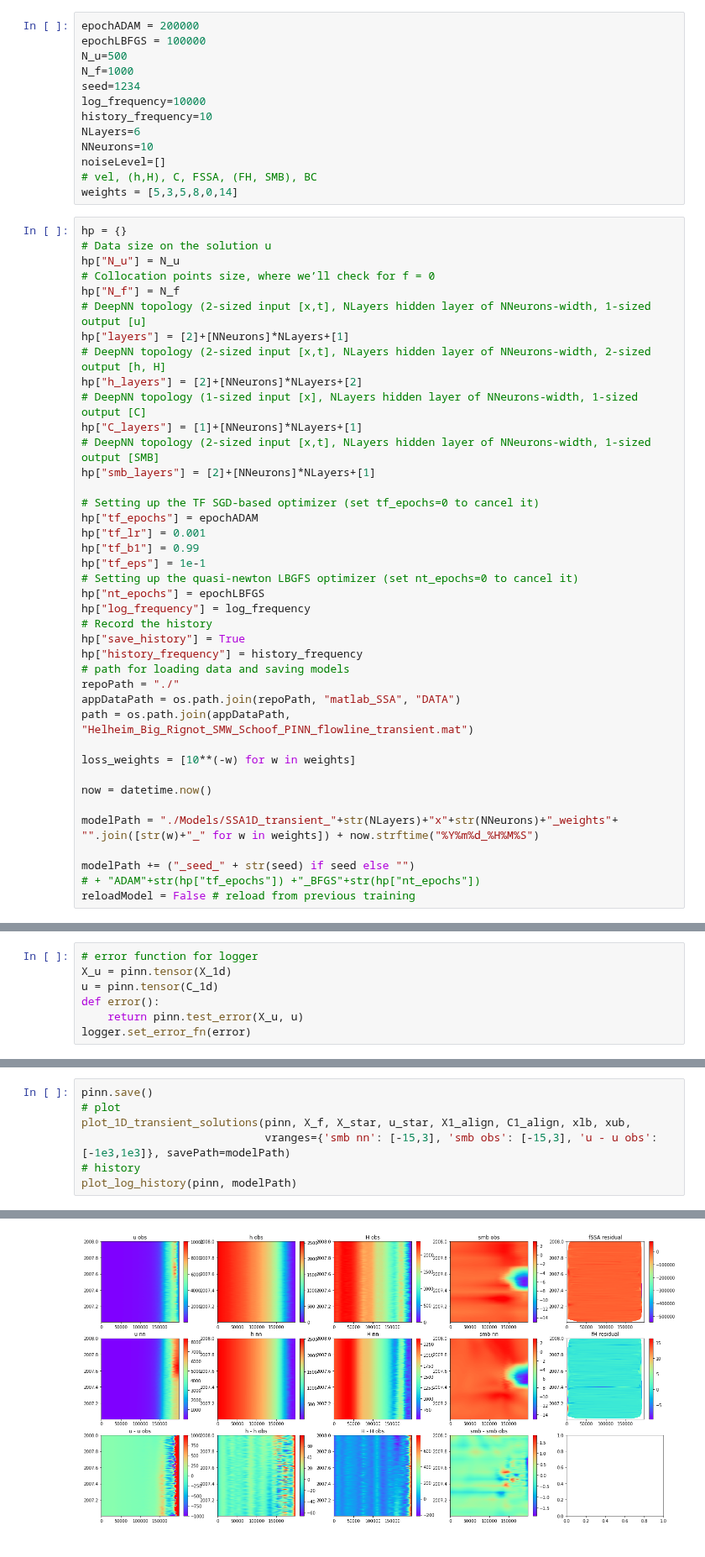
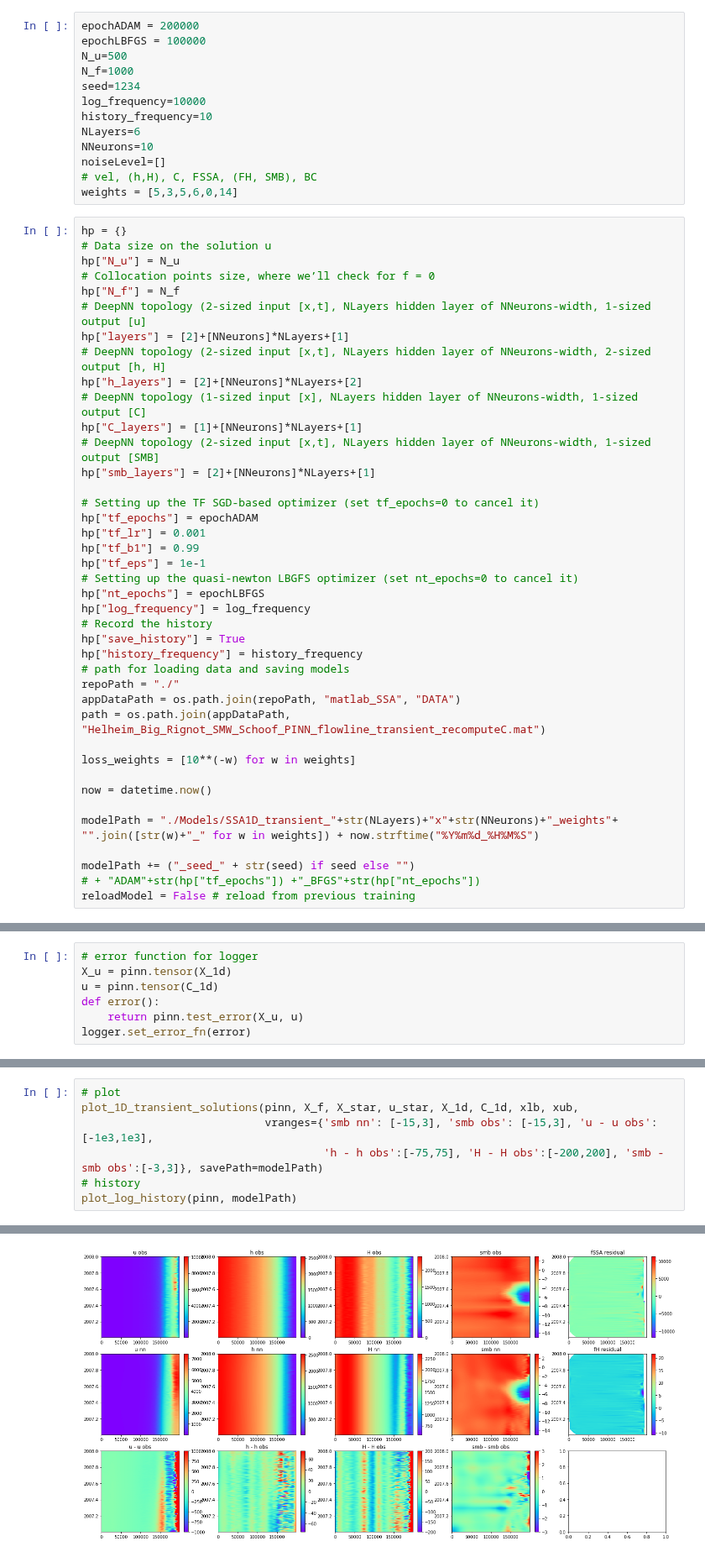
Before and after one commit to enigne/PINNS, a Jupyter notebook: testTransient.ipynb, the cells around one changed output, grey strips where cells are left out. Shown at 84% size. Drawn from its saved outputs; the diff is of its cells as text.

Commit message:
save for a better result

```diff
--- a/testTransient.ipynb
+++ b/testTransient.ipynb
@@ -21,7 +21,7 @@ NLayers=6
 NNeurons=10
 noiseLevel=[]
 # vel, (h,H), C, FSSA, (FH, SMB), BC
-weights = [5,3,5,8,0,14]
+weights = [5,3,5,6,0,14]
 # %%
 hp = {}
 # Data size on the solution u
@@ -51,7 +51,7 @@ hp["history_frequency"] = history_frequency
 # path for loading data and saving models
 repoPath = "./"
 appDataPath = os.path.join(repoPath, "matlab_SSA", "DATA")
-path = os.path.join(appDataPath, "Helheim_Big_Rignot_SMW_Schoof_PINN_flowline_transient.mat")
+path = os.path.join(appDataPath, "Helheim_Big_Rignot_SMW_Schoof_PINN_flowline_transient_recomputeC.mat")
 
 loss_weights = [10**(-w) for w in weights]
 
@@ -129,8 +125,8 @@ C1_align = u_star1[:,3:4]
 # %%
-pinn.save()
 # plot
-plot_1D_transient_solutions(pinn, X_f, X_star, u_star, X1_align, C1_align, xlb, xub,
-                            vranges={'smb nn': [-15,3], 'smb obs': [-15,3], 'u - u obs':[-1e3,1e3]}, savePath=modelPath)
+plot_1D_transient_solutions(pinn, X_f, X_star, u_star, X_1d, C_1d, xlb, xub,
+                            vranges={'smb nn': [-15,3], 'smb obs': [-15,3], 'u - u obs':[-1e3,1e3],
+                                     'h - h obs':[-75,75], 'H - H obs':[-200,200], 'smb - smb obs':[-3,3]}, savePath=modelPath)
 # history
 plot_log_history(pinn, modelPath)
 # %% [output]
@@ -139 +134 @@ INFO:tensorflow:Assets written to: ./Models/SSA1D_transient_6x10_weights5_3_5_8_
-[figure, old version]
+[figure, new version]
```
Also changed, not shown: parts of 5 cells of this notebook.
